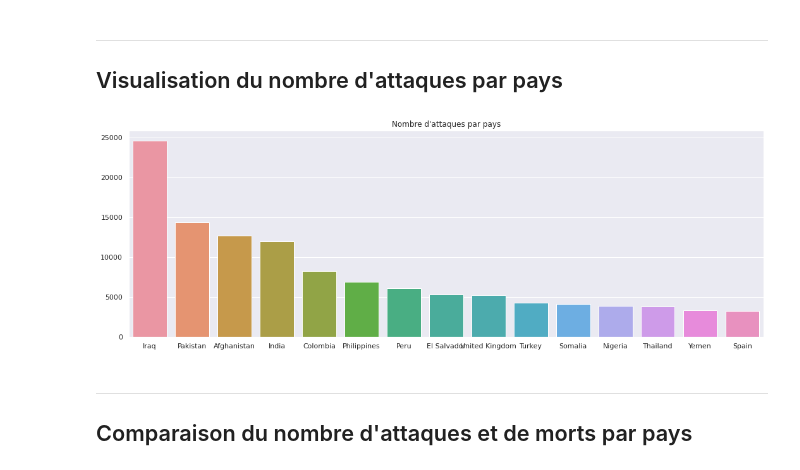
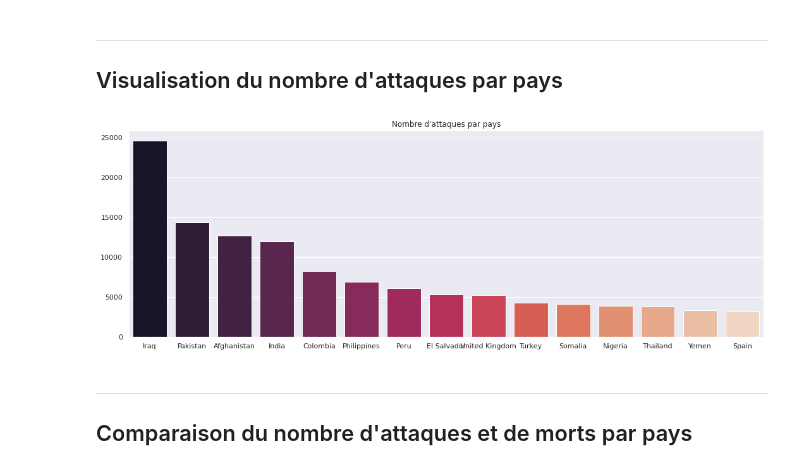
Before and after one commit to vince1396/MachineLearning, a Jupyter notebook: globalTerrorism.ipynb, the cells around one changed output. Cells and saved outputs as stored; diff of their text form; code cells hidden in the pictures.

```diff
--- a/globalTerrorism.ipynb
+++ b/globalTerrorism.ipynb
@@ -247,11 +247,11 @@ plt.show()
 ## Visualisation du nombre d'attaques par pays
 # %%
 plt.subplots(figsize=(18,6))
-sns.barplot(terrorism['Country'].value_counts()[:15].index,terrorism['Country'].value_counts()[:15].values)
+sns.barplot(terrorism['Country'].value_counts()[:15].index,terrorism['Country'].value_counts()[:15].values, palette="rocket")
 plt.title('Nombre d\'attaques par pays')
 plt.show()
 # %% [output]
-[figure, old version]
+[figure, new version]
 # %% [markdown]
 ---
 ## Comparaison du nombre d'attaques et de morts par pays
```
Also changed, not shown: parts of 6 cells of this notebook.
